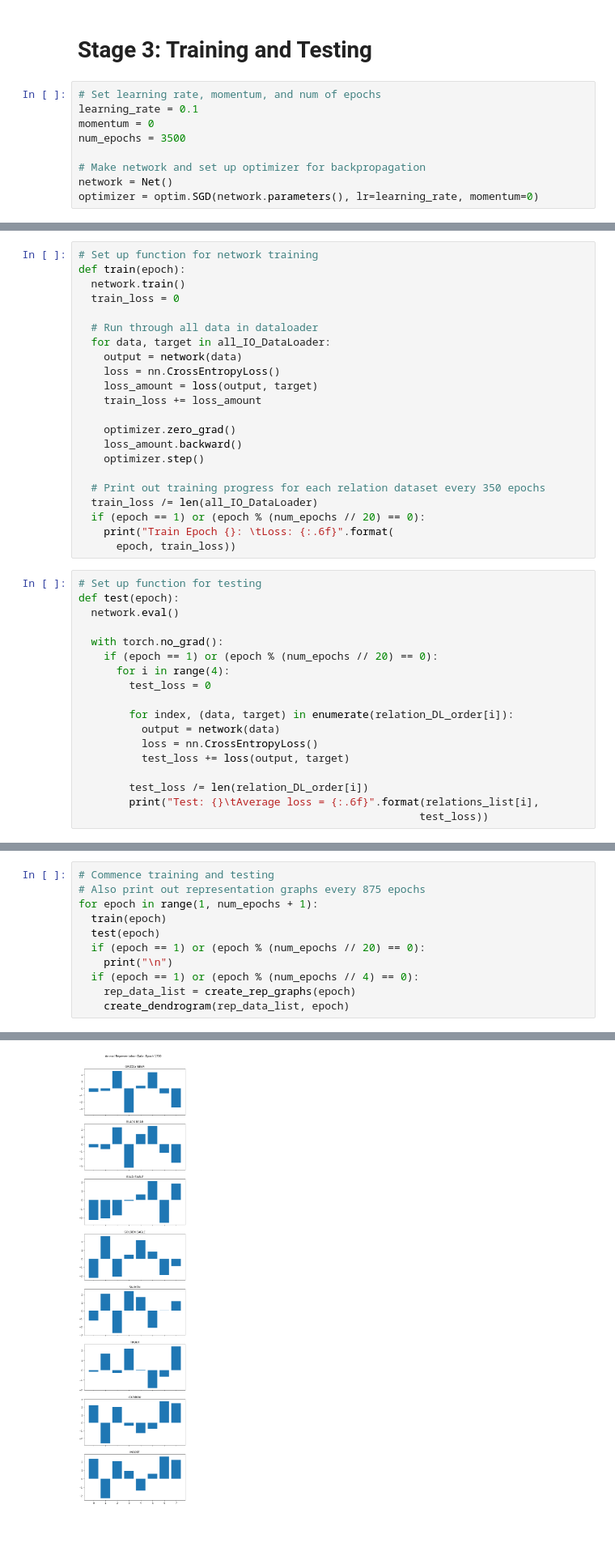
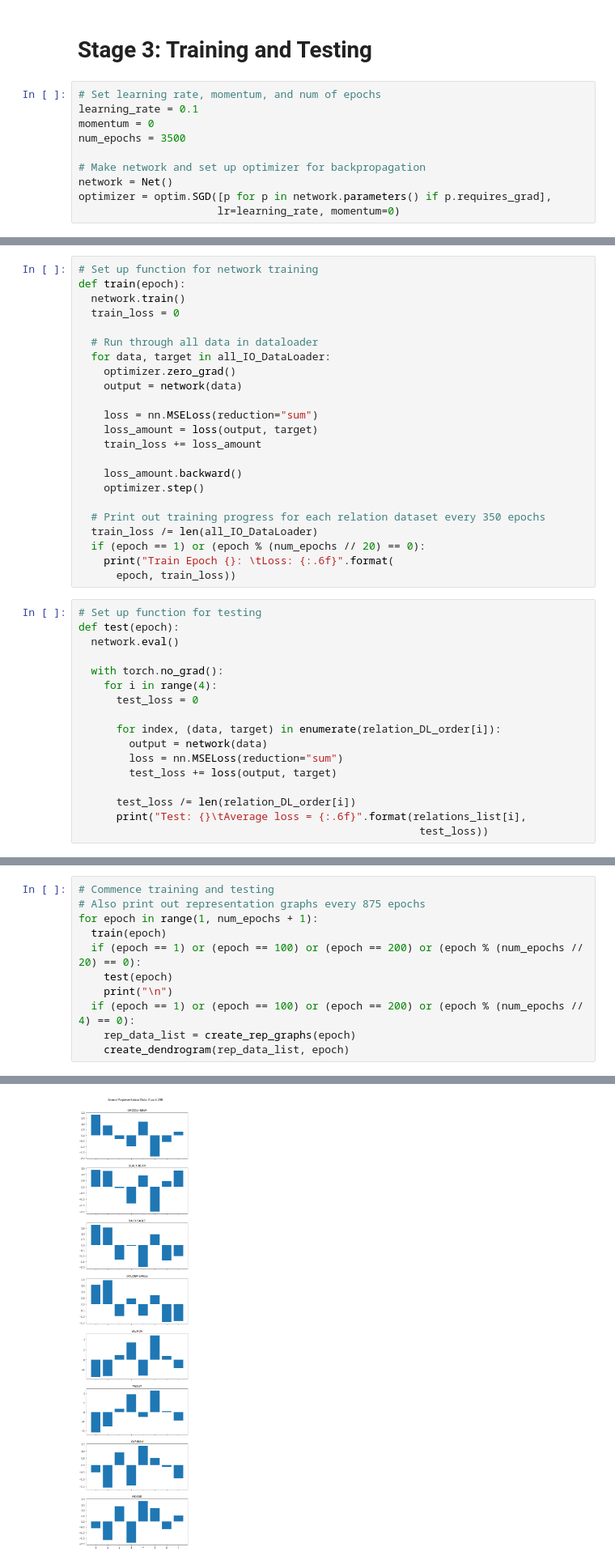
Before and after one commit to bdknguyen/npb-198-final-project, a Jupyter notebook: semantic_rep_network_model.ipynb, the cells around one changed output, grey strips where cells are left out. Shown at 81% size. Drawn from its saved outputs; the diff is of its cells as text; blank space fills up the shorter version.

```diff
--- a/semantic_rep_network_model.ipynb
+++ b/semantic_rep_network_model.ipynb
@@ -155,7 +159,8 @@ num_epochs = 3500
 
 # Make network and set up optimizer for backpropagation
 network = Net()
-optimizer = optim.SGD(network.parameters(), lr=learning_rate, momentum=0)
+optimizer = optim.SGD([p for p in network.parameters() if p.requires_grad],
+                      lr=learning_rate, momentum=0)
 # %%
 # Set up function for extracting representation layer data
 def get_hidden_features(x, layer):
@@ -180,12 +185,13 @@ def train(epoch):
 
   # Run through all data in dataloader
   for data, target in all_IO_DataLoader:
+    optimizer.zero_grad()
     output = network(data)
-    loss = nn.CrossEntropyLoss()
+
+    loss = nn.MSELoss(reduction="sum")
     loss_amount = loss(output, target)
     train_loss += loss_amount
 
-    optimizer.zero_grad()
     loss_amount.backward()
     optimizer.step()
 
@@ -200,17 +206,16 @@ def test(epoch):
   network.eval()
 
   with torch.no_grad():
-    if (epoch == 1) or (epoch % (num_epochs // 20) == 0):
-      for i in range(4):
-        test_loss = 0
+    for i in range(4):
+      test_loss = 0
 
-        for index, (data, target) in enumerate(relation_DL_order[i]):
-          output = network(data)
-          loss = nn.CrossEntropyLoss()
-          test_loss += loss(output, target)
+      for index, (data, target) in enumerate(relation_DL_order[i]):
+        output = network(data)
+        loss = nn.MSELoss(reduction="sum")
+        test_loss += loss(output, target)
 
-        test_loss /= len(relation_DL_order[i])
-        print("Test: {}\tAverage loss = {:.6f}".format(relations_list[i],
+      test_loss /= len(relation_DL_order[i])
+      print("Test: {}\tAverage loss = {:.6f}".format(relations_list[i],
                                                       test_loss))
 # %%
 # Create bar graphs of animal representation data
@@ -248,10 +253,10 @@ def create_dendrogram(rep_values_list, epoch):
 # Also print out representation graphs every 875 epochs
 for epoch in range(1, num_epochs + 1):
   train(epoch)
-  test(epoch)
-  if (epoch == 1) or (epoch % (num_epochs // 20) == 0):
+  if (epoch == 1) or (epoch == 100) or (epoch == 200) or (epoch % (num_epochs // 20) == 0):
+    test(epoch)
     print("\n")
-  if (epoch == 1) or (epoch % (num_epochs // 4) == 0):
+  if (epoch == 1) or (epoch == 100) or (epoch == 200) or (epoch % (num_epochs // 4) == 0):
     rep_data_list = create_rep_graphs(epoch)
     create_dendrogram(rep_data_list, epoch)
 # %% [output]
@@ -301 +287 @@ Test: HAS       Average loss = 6.827543
-[figure, old version]
+[figure, new version]
```
Also changed, not shown: parts of 7 cells of this notebook.
